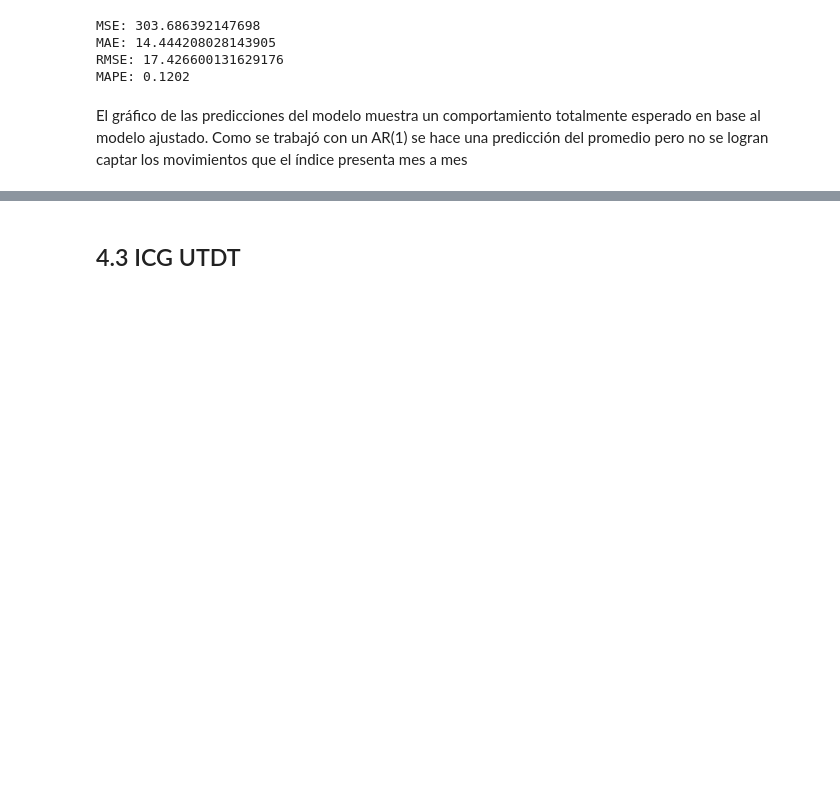
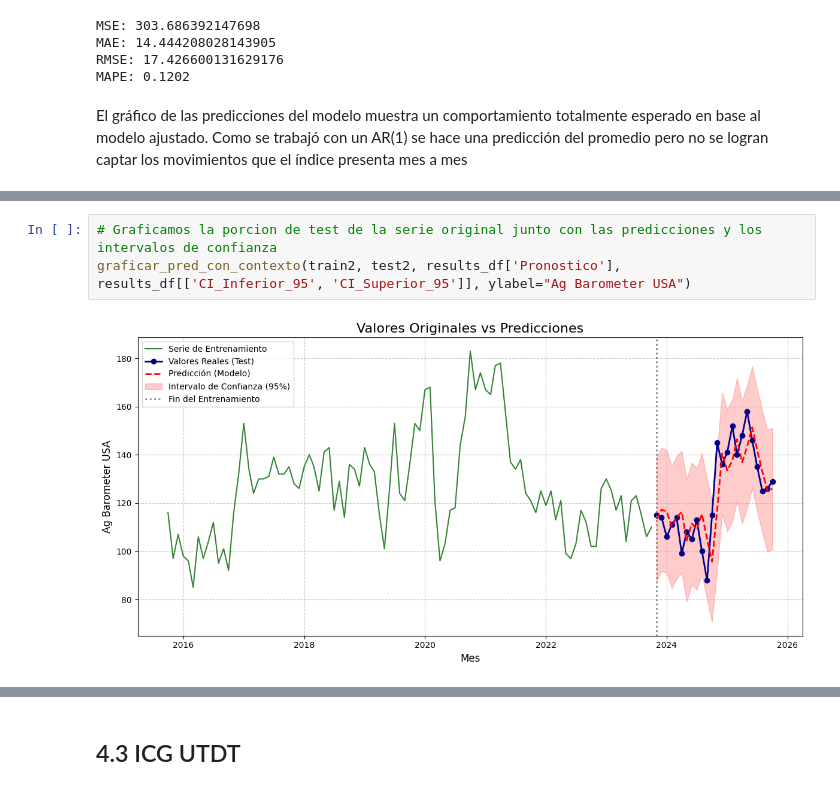
Before and after one commit to josekeh/series_de_tiempo, a Jupyter notebook: src/tp1.ipynb, the cells around one changed output, grey strips where cells are left out. Drawn from its saved outputs; the diff is of its cells as text; blank space fills up the shorter version.

```diff
--- a/src/tp1.ipynb
+++ b/src/tp1.ipynb
@@ -1160,0 +1278,5 @@ El gráfico de las predicciones  del modelo muestra un comportamiento totalmente
+# %%
+# Graficamos la porcion de test de la serie original junto con las predicciones y los intervalos de confianza
+graficar_pred_con_contexto(train2, test2, results_df['Pronostico'], results_df[['CI_Inferior_95', 'CI_Superior_95']], ylabel="Ag Barometer USA")
+# %% [output]
+[figure, added]
```
Also changed, not shown: parts of 24 cells of this notebook, 7 other files.
